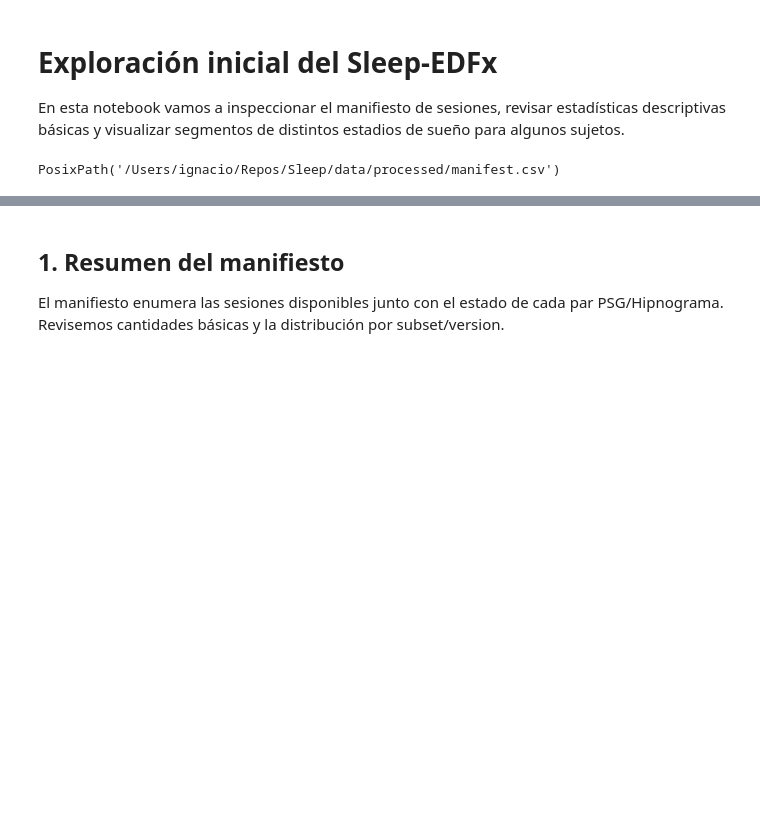
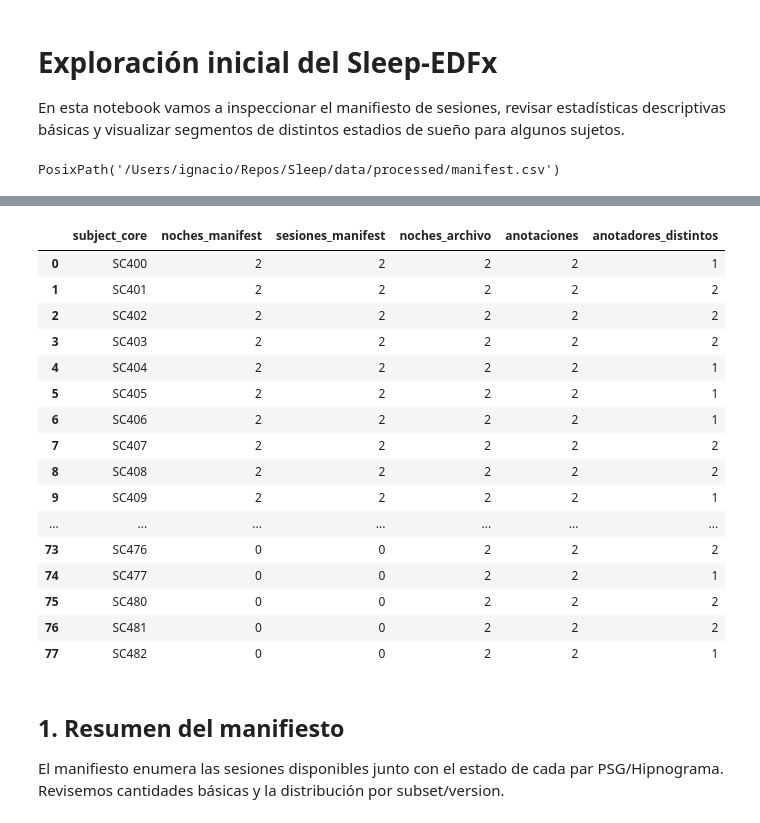
Before and after one commit to ignaciolinari/sleep-ST, a Jupyter notebook: notebooks/01_raw_exploration.ipynb, the cells around one changed output, grey strips where cells are left out. Saved outputs shown, nothing was run; the diff lists cells and outputs as text; code cells hidden in the pictures; blank space fills up the shorter version.

```diff
--- a/notebooks/01_raw_exploration.ipynb
+++ b/notebooks/01_raw_exploration.ipynb
@@ -34,3 +157,24 @@ manifest.head()
+# %%
+with pd.option_context("display.max_rows", None, "display.max_columns", None):
+    display(summary)
+# %% [output]
+|  | subject_core | noches_manifest | sesiones_manifest | noches_archivo | anotaciones | anotadores_distintos |
+| 0 | SC400 | 2 | 2 | 2 | 2 | 1 |
+| 1 | SC401 | 2 | 2 | 2 | 2 | 2 |
+| 2 | SC402 | 2 | 2 | 2 | 2 | 2 |
+| 3 | SC403 | 2 | 2 | 2 | 2 | 2 |
+| 4 | SC404 | 2 | 2 | 2 | 2 | 1 |
+| 5 | SC405 | 2 | 2 | 2 | 2 | 1 |
+| 6 | SC406 | 2 | 2 | 2 | 2 | 1 |
+| 7 | SC407 | 2 | 2 | 2 | 2 | 2 |
+| 8 | SC408 | 2 | 2 | 2 | 2 | 2 |
+| 9 | SC409 | 2 | 2 | 2 | 2 | 1 |
+| ... | ... | ... | ... | ... | ... | ... |
+| 73 | SC476 | 0 | 0 | 2 | 2 | 2 |
+| 74 | SC477 | 0 | 0 | 2 | 2 | 1 |
+| 75 | SC480 | 0 | 0 | 2 | 2 | 2 |
+| 76 | SC481 | 0 | 0 | 2 | 2 | 2 |
+| 77 | SC482 | 0 | 0 | 2 | 2 | 1 |
 # %% [markdown]
 ## 1. Resumen del manifiesto
 El manifiesto enumera las sesiones disponibles junto con el estado de cada par PSG/Hipnograma. Revisemos cantidades básicas y la distribución por subset/version.
```
Also changed, not shown: parts of 11 cells of this notebook, 1 other file.
